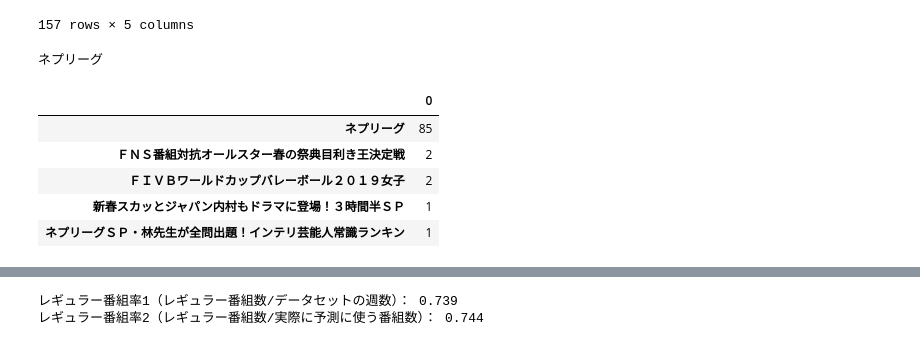
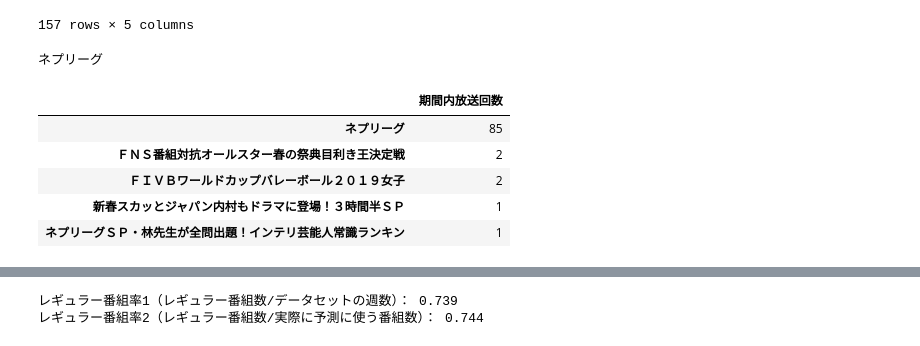
Before and after one commit to tsetsugekka/TVRatings, a Jupyter notebook: SARIMA_ver0_8_LITE.ipynb, the cells around one changed output, grey strips where cells are left out. Cells and saved outputs as stored; diff of their text form; code cells hidden in the pictures.

```diff
--- a/SARIMA_ver0_8_LITE.ipynb
+++ b/SARIMA_ver0_8_LITE.ipynb
@@ -94,18 +94,19 @@ See the caveats in the documentation: http://pandas.pydata.org/pandas-docs/stabl
 # %%
 #レギュラー番組の検定
 import collections
 c=collections.Counter(ftv_title)
 dc={}
-for k,v in c.most_common(5):   # 一度pd.Seriesに変換
+for k,v in c.most_common(100):   # 一度pd.Seriesに変換
     dc[k]=v
 
-rbg=pd.DataFrame(pd.Series(dc))
+rbg=pd.DataFrame(pd.Series(dc),columns=["期間内放送回数"])
 bangumi_name=rbg.index[0].replace("\u3000","")
+rbg.to_csv('data/output/'+SaveFileName+"_"+"同時刻放送番組一覧"+'.csv',encoding='cp932', index=True, header=False)
 print(bangumi_name)
-rbg
+rbg.head(5)
 # %% [output]
 ネプリーグ
-|  | 0 |
+|  | 期間内放送回数 |
 | ネプリーグ | 85 |
 | ＦＮＳ番組対抗オールスター春の祭典目利き王決定戦 | 2 |
 | ＦＩＶＢワールドカップバレーボール２０１９女子 | 2 |
```
